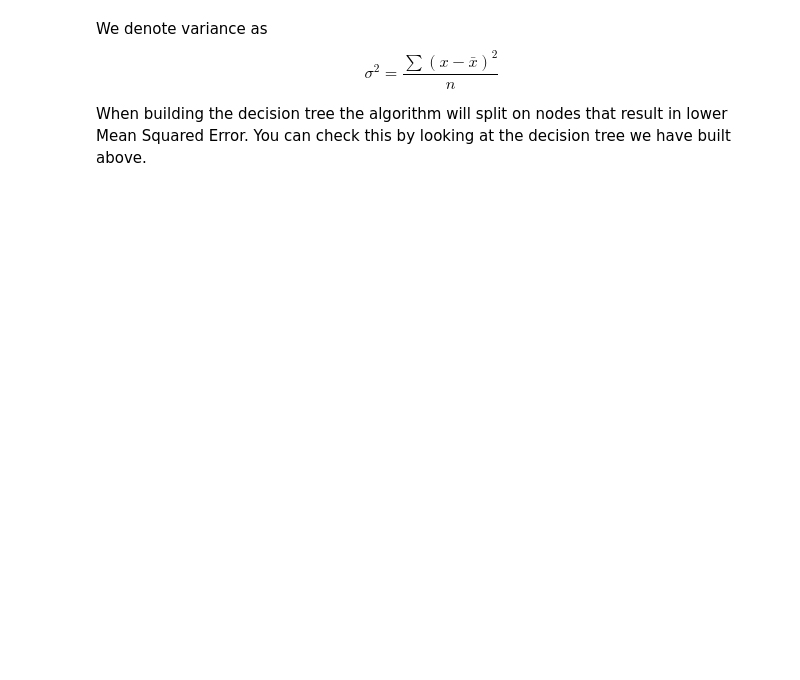
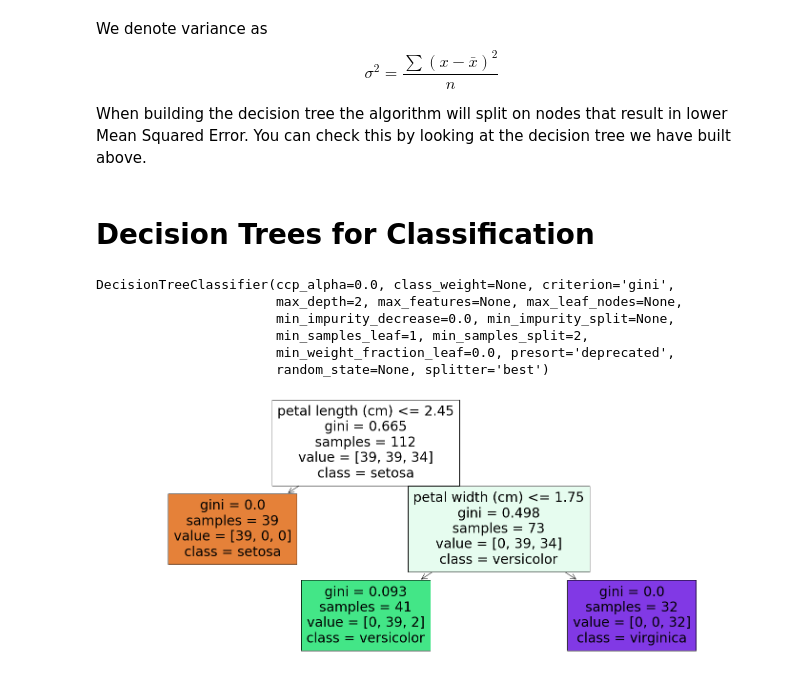
Before and after one commit to uGokalp/HisarAI, a Jupyter notebook: MachineLearning/DecisionTrees.ipynb, the cells around one changed output. Drawn from its saved outputs; the diff is of its cells as text; code cells hidden in the pictures; blank space fills up the shorter version.

```diff
--- a/MachineLearning/DecisionTrees.ipynb
+++ b/MachineLearning/DecisionTrees.ipynb
@@ -37,3 +48,5 @@ Lets see how the tree decides on splits.
 # %% [markdown]
 <p> We denote variance as $$\sigma^2 = \frac{\sum(x-\bar{x})^2}{n}$$ </p>
 <p> When building the decision tree the algorithm will split on nodes that result in lower Mean Squared Error. You can check this by looking at the decision tree we have built above. </p>
+# %% [markdown]
+# Decision Trees for Classification
@@ -39,0 +56,20 @@ Lets see how the tree decides on splits.
+# %%
+X,y = load_iris(return_X_y=True)
+features = load_iris().feature_names
+target = ['setosa', 'versicolor', 'virginica']
+X_train, X_test, y_train, y_test = train_test_split(X,y)
+# %%
+clf = DecisionTreeClassifier(max_depth=2)
+clf.fit(X_train,y_train)
+# %% [output]
+DecisionTreeClassifier(ccp_alpha=0.0, class_weight=None, criterion='gini',
+                       max_depth=2, max_features=None, max_leaf_nodes=None,
+                       min_impurity_decrease=0.0, min_impurity_split=None,
+                       min_samples_leaf=1, min_samples_split=2,
+                       min_weight_fraction_leaf=0.0, presort='deprecated',
+                       random_state=None, splitter='best')
+# %%
+plt.figure(figsize=(25,10))
+p = plot_tree(clf,feature_names=features,class_names=target, filled=True)
+# %% [output]
+[figure, added]
```
Also changed, not shown: parts of 11 cells of this notebook, 17 other files.
